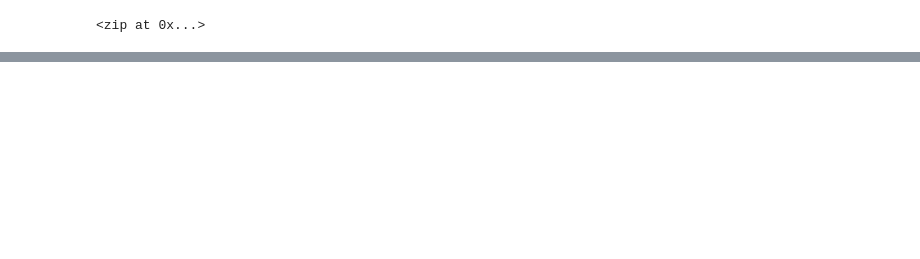
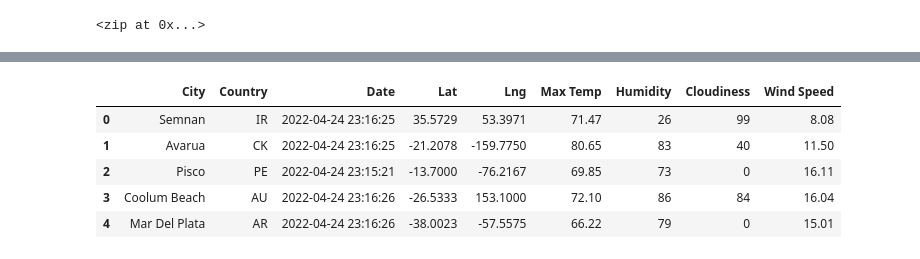
Before and after one commit to lalittoshniwal/World_Weather_Analysis, a Jupyter notebook: WeatherPy.ipynb, the cells around one changed output, grey strips where cells are left out. Drawn from its saved outputs; the diff is of its cells as text; code cells hidden in the pictures; blank space fills up the shorter version.

```diff
--- a/WeatherPy.ipynb
+++ b/WeatherPy.ipynb
@@ -100,0 +146,12 @@ len(cities)
+# %%
+#reorder columns
+new_column_order = ["City", "Country", "Date", "Lat", "Lng", "Max Temp", "Humidity", "Cloudiness", "Wind Speed"]
+city_data_df = city_data_df[new_column_order]
+city_data_df.head()
+# %% [output]
+|  | City | Country | Date | Lat | Lng | Max Temp | Humidity | Cloudiness | Wind Speed |
+| 0 | Semnan | IR | 2022-04-24 23:16:25 | 35.5729 | 53.3971 | 71.47 | 26 | 99 | 8.08 |
+| 1 | Avarua | CK | 2022-04-24 23:16:25 | -21.2078 | -159.7750 | 80.65 | 83 | 40 | 11.50 |
+| 2 | Pisco | PE | 2022-04-24 23:15:21 | -13.7000 | -76.2167 | 69.85 | 73 | 0 | 16.11 |
+| 3 | Coolum Beach | AU | 2022-04-24 23:16:26 | -26.5333 | 153.1000 | 72.10 | 86 | 84 | 16.04 |
+| 4 | Mar Del Plata | AR | 2022-04-24 23:16:26 | -38.0023 | -57.5575 | 66.22 | 79 | 0 | 15.01 |
```
Also changed, not shown: parts of 15 cells of this notebook, 2 other files.
